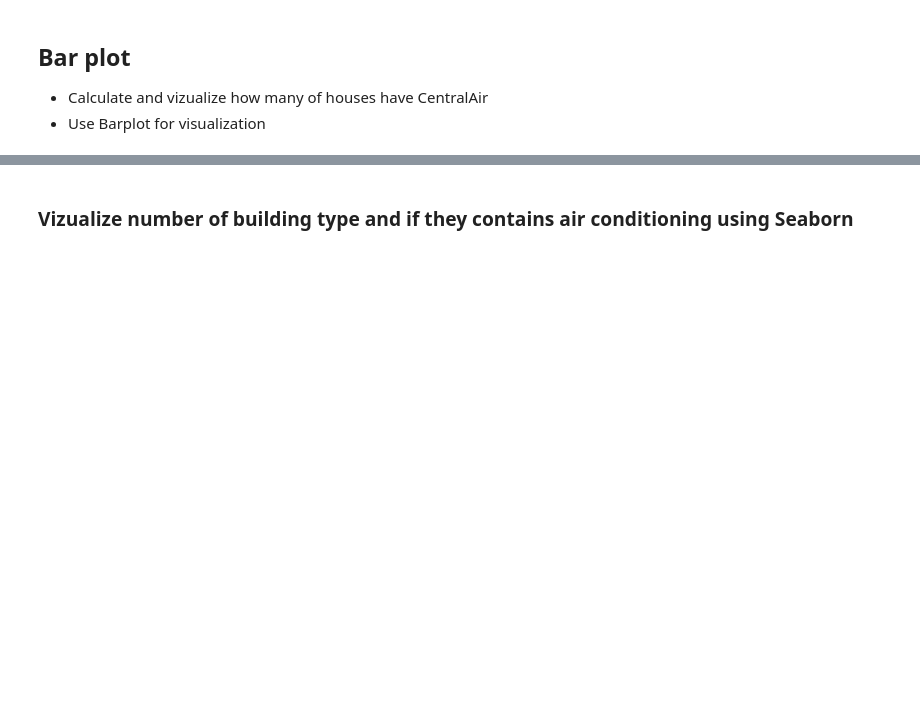
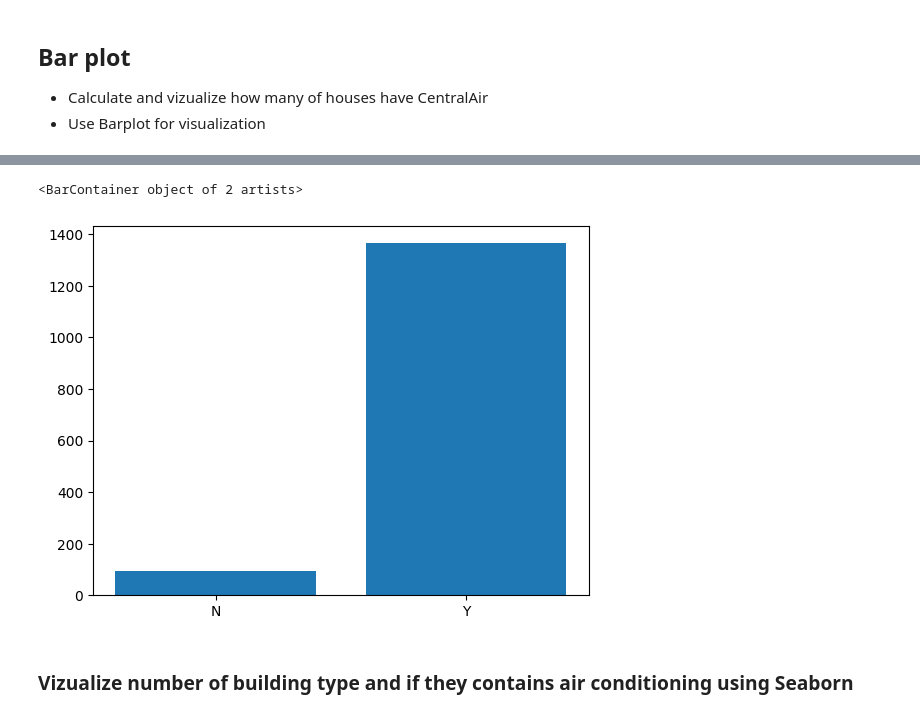
Before and after one commit to deenyse/VSB_ZSU, a Jupyter notebook: fml_01.ipynb, the cells around one changed output, grey strips where cells are left out. Drawn from its saved outputs; the diff is of its cells as text; code cells hidden in the pictures; blank space fills up the shorter version.

```diff
--- a/fml_01.ipynb
+++ b/fml_01.ipynb
@@ -514,3 +546,7 @@ plt.show()
 ## Bar plot
 - Calculate and vizualize how many of houses have CentralAir
 - Use Barplot for visualization
+# %%
+number_of_categories = df.groupby('CentralAir').CentralAir.count()
+
+number_of_categories
@@ -517,3 +559,8 @@ plt.show()
+# %%
+plt.bar(x=number_of_categories.index, height=number_of_categories.values)
+# %% [output]
+<BarContainer object of 2 artists>
+[figure, added]
 # %% [markdown]
 ### Vizualize number of building type and if they contains air conditioning using Seaborn
 # %% [markdown]
```
Also changed, not shown: parts of 5 cells of this notebook.
